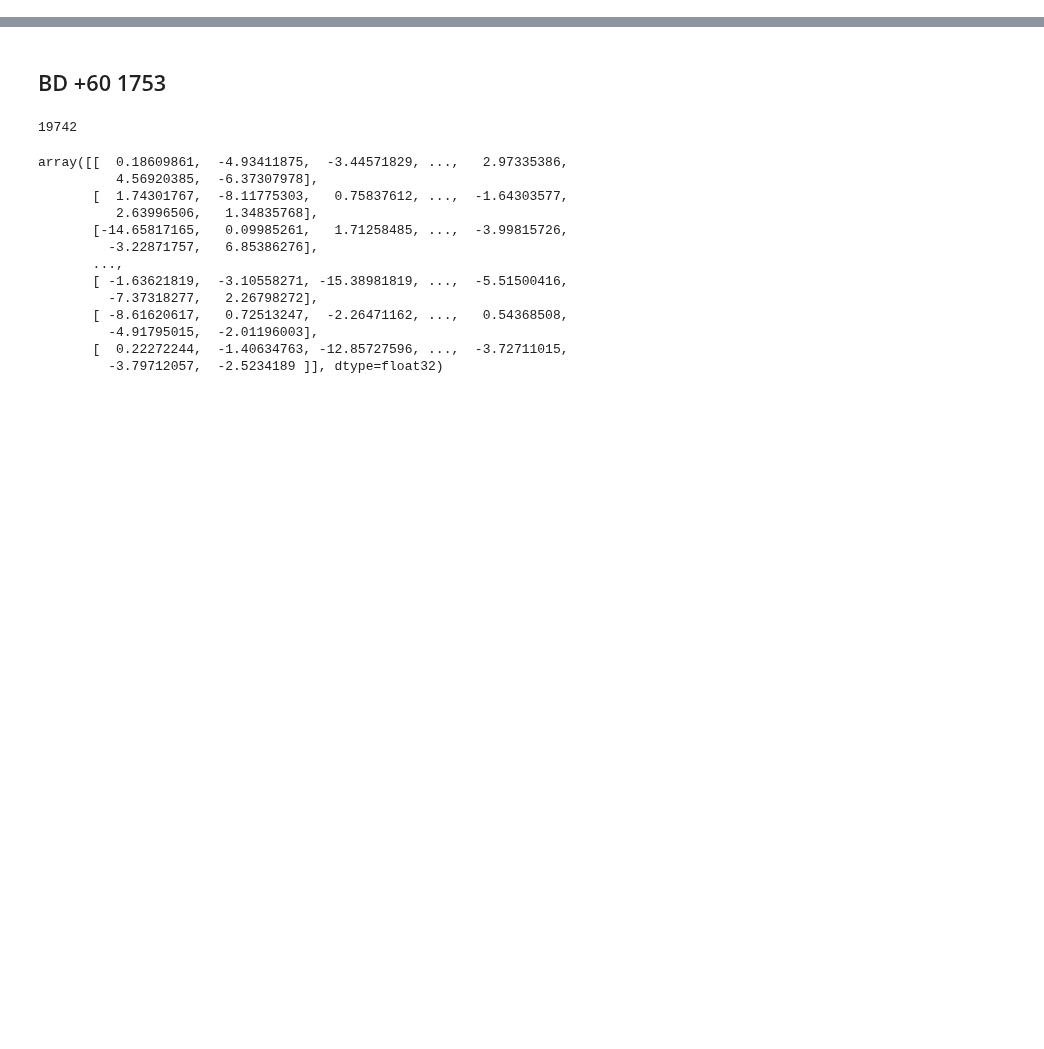
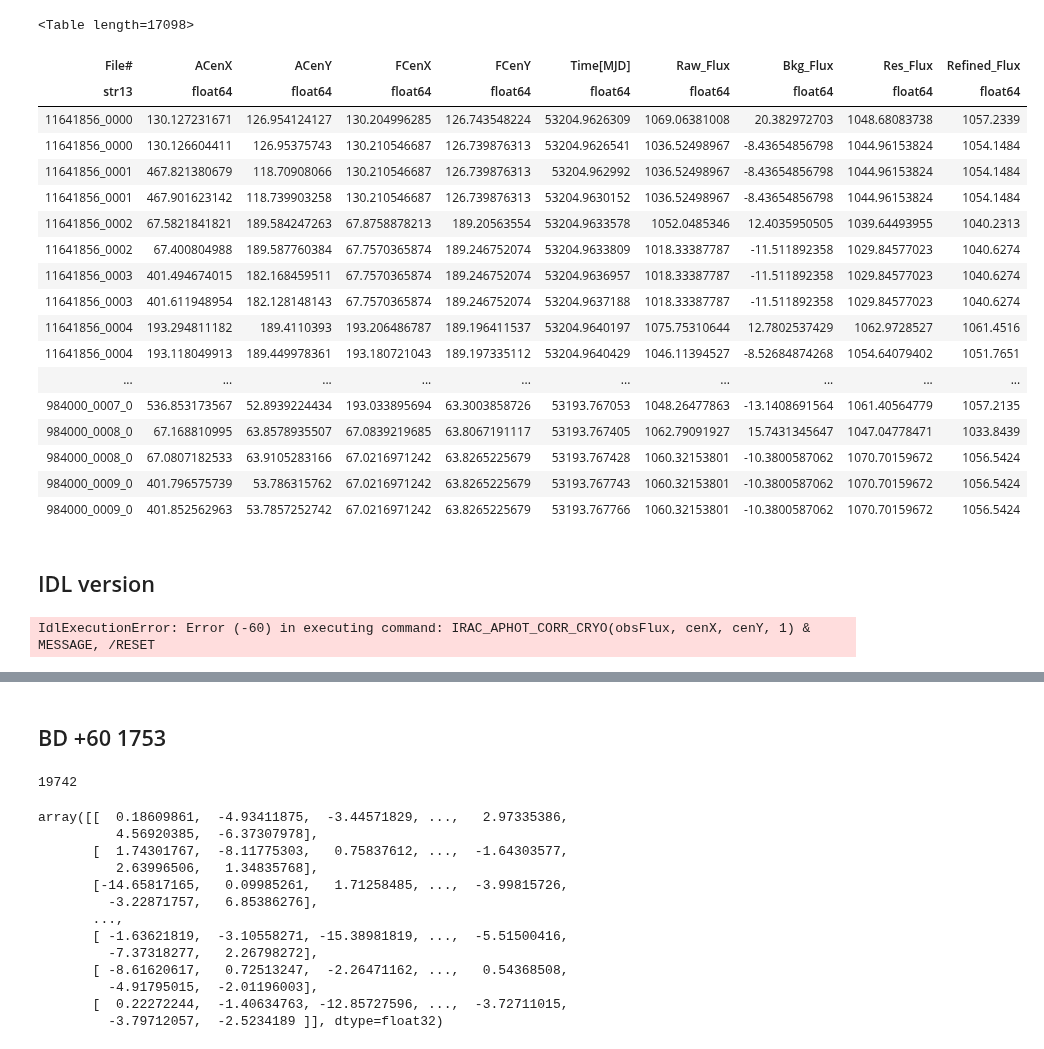
Before and after one commit to eas342/IRAC_photometry, a Jupyter notebook: Refined CalStars.ipynb, the cells around one changed output, grey strips where cells are left out. Drawn from its saved outputs; the diff is of its cells as text; code cells hidden in the pictures; blank space fills up the shorter version.

```diff
--- a/Refined CalStars.ipynb
+++ b/Refined CalStars.ipynb
@@ -16,0 +47,25 @@ mpld3.enable_notebook()
+# %%
+corr_flux_bd = ascii.read('../bd_ch1_cFlux.csv')
+bd_data = ascii.read('bd_ch1_data.csv')
+bd_data['Refined_Flux'] = np.array(corr_flux_bd).astype('Float64')
+bd_data
+# %% [output]
+<Table length=17098>
+| File# | ACenX | ACenY | FCenX | FCenY | Time[MJD] | Raw_Flux | Bkg_Flux | Res_Flux | Refined_Flux |
+| str13 | float64 | float64 | float64 | float64 | float64 | float64 | float64 | float64 | float64 |
+| 11641856_0000 | 130.127231671 | 126.954124127 | 130.204996285 | 126.743548224 | 53204.9626309 | 1069.06381008 | 20.382972703 | 1048.68083738 | 1057.2339 |
+| 11641856_0000 | 130.126604411 | 126.95375743 | 130.210546687 | 126.739876313 | 53204.9626541 | 1036.52498967 | -8.43654856798 | 1044.96153824 | 1054.1484 |
+| 11641856_0001 | 467.821380679 | 118.70908066 | 130.210546687 | 126.739876313 | 53204.962992 | 1036.52498967 | -8.43654856798 | 1044.96153824 | 1054.1484 |
+| 11641856_0001 | 467.901623142 | 118.739903258 | 130.210546687 | 126.739876313 | 53204.9630152 | 1036.52498967 | -8.43654856798 | 1044.96153824 | 1054.1484 |
+| 11641856_0002 | 67.5821841821 | 189.584247263 | 67.8758878213 | 189.20563554 | 53204.9633578 | 1052.0485346 | 12.4035950505 | 1039.64493955 | 1040.2313 |
+| 11641856_0002 | 67.400804988 | 189.587760384 | 67.7570365874 | 189.246752074 | 53204.9633809 | 1018.33387787 | -11.511892358 | 1029.84577023 | 1040.6274 |
+| 11641856_0003 | 401.494674015 | 182.168459511 | 67.7570365874 | 189.246752074 | 53204.9636957 | 1018.33387787 | -11.511892358 | 1029.84577023 | 1040.6274 |
+| 11641856_0003 | 401.611948954 | 182.128148143 | 67.7570365874 | 189.246752074 | 53204.9637188 | 1018.33387787 | -11.511892358 | 1029.84577023 | 1040.6274 |
+| 11641856_0004 | 193.294811182 | 189.4110393 | 193.206486787 | 189.196411537 | 53204.9640197 | 1075.75310644 | 12.7802537429 | 1062.9728527 | 1061.4516 |
+| 11641856_0004 | 193.118049913 | 189.449978361 | 193.180721043 | 189.197335112 | 53204.9640429 | 1046.11394527 | -8.52684874268 | 1054.64079402 | 1051.7651 |
+| ... | ... | ... | ... | ... | ... | ... | ... | ... | ... |
+| 984000_0007_0 | 536.853173567 | 52.8939224434 | 193.033895694 | 63.3003858726 | 53193.767053 | 1048.26477863 | -13.1408691564 | 1061.40564779 | 1057.2135 |
+| 984000_0008_0 | 67.168810995 | 63.8578935507 | 67.0839219685 | 63.8067191117 | 53193.767405 | 1062.79091927 | 15.7431345647 | 1047.04778471 | 1033.8439 |
+| 984000_0008_0 | 67.0807182533 | 63.9105283166 | 67.0216971242 | 63.8265225679 | 53193.767428 | 1060.32153801 | -10.3800587062 | 1070.70159672 | 1056.5424 |
+| 984000_0009_0 | 401.796575739 | 53.786315762 | 67.0216971242 | 63.8265225679 | 53193.767743 | 1060.32153801 | -10.3800587062 | 1070.70159672 | 1056.5424 |
+| 984000_0009_0 | 401.852562963 | 53.7857252742 | 67.0216971242 | 63.8265225679 | 53193.767766 | 1060.32153801 | -10.3800587062 | 1070.70159672 | 1056.5424 |
@@ -16,0 +74,2 @@ mpld3.enable_notebook()
+# %% [markdown]
+## IDL version
@@ -16,0 +85,4 @@ mpld3.enable_notebook()
+# %%
+corrFlux = idl.execute('IRAC_APHOT_CORR_CRYO(obsFlux, cenX, cenY, 1)')
+# %% [output]
+IdlExecutionError: Error (-60) in executing command: IRAC_APHOT_CORR_CRYO(obsFlux, cenX, cenY, 1) & MESSAGE, /RESET
```
Also changed, not shown: parts of 12 cells of this notebook, 5 other files.
